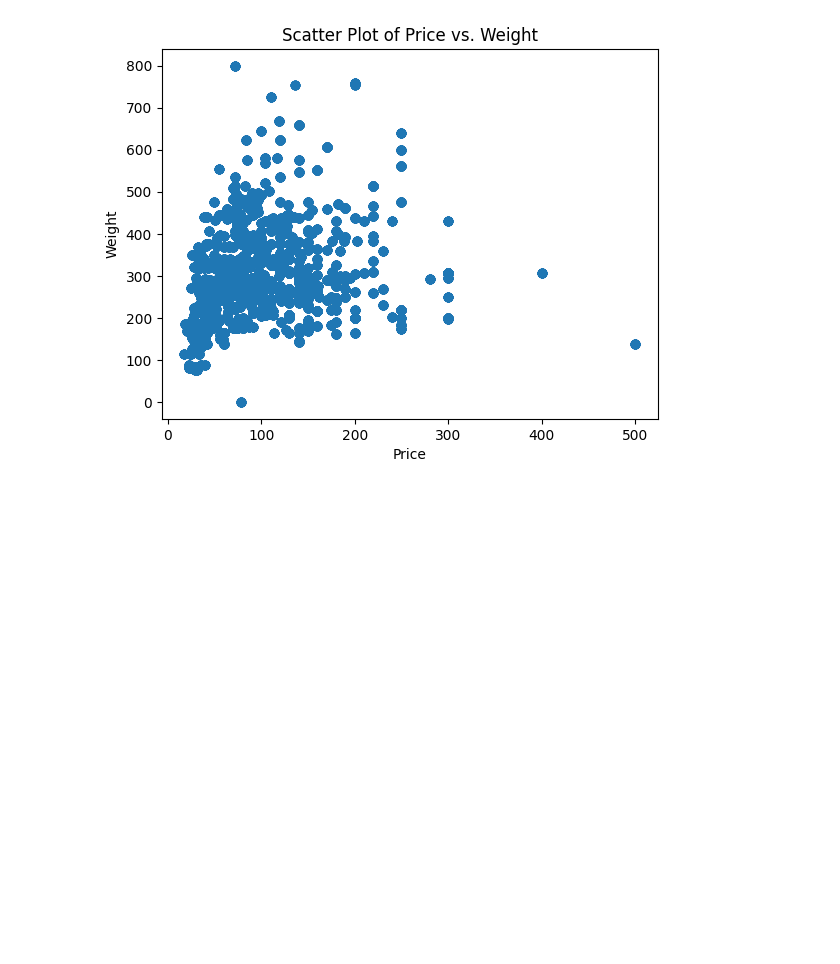
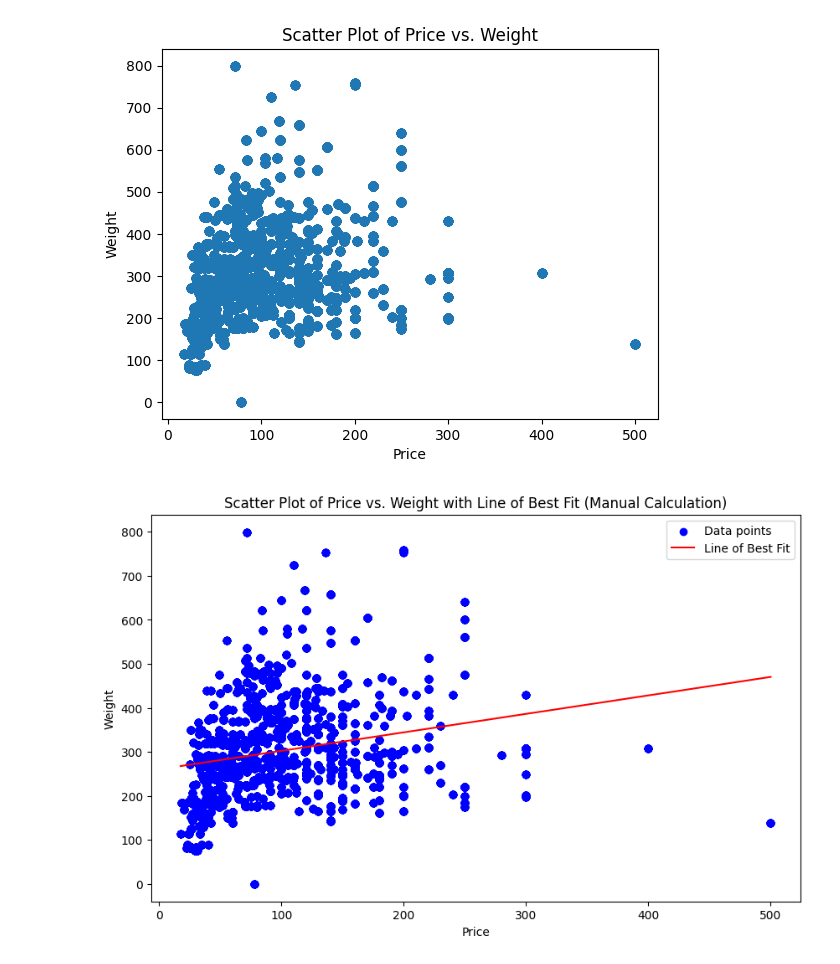
Before and after one commit to christopherhsuu/HMTCS, a Jupyter notebook: machinelearning1.ipynb, the cells around one changed output. Saved outputs shown, nothing was run; the diff lists cells and outputs as text; code cells hidden in the pictures; blank space fills up the shorter version.

```diff
--- a/machinelearning1.ipynb
+++ b/machinelearning1.ipynb
@@ -66,3 +40,34 @@ plt.title('Scatter Plot of Price vs. Weight')
 plt.show()
 # %% [output]
 [figure]
+# %%
+X = data['price'].values
+y = data['weight'].values
+
+# Calculate means
+x_mean = np.mean(X)
+y_mean = np.mean(y)
+
+# Calculate the terms needed for the numerator and denominator of beta_1
+numerator = np.sum((X - x_mean) * (y - y_mean))
+denominator = np.sum((X - x_mean) ** 2)
+
+# Calculate coefficients
+beta_1 = numerator / denominator
+beta_0 = y_mean - beta_1 * x_mean
+
+# Generate predictions across the observed range
+X_fit = np.linspace(X.min(), X.max(), 100)
+y_fit = beta_0 + beta_1 * X_fit
+
+# Plotting
+plt.figure(figsize=(10, 6))
+plt.scatter(X, y, color='blue', label='Data points')
+plt.plot(X_fit, y_fit, color='red', label='Line of Best Fit')
+plt.xlabel('Price')
+plt.ylabel('Weight')
+plt.title('Scatter Plot of Price vs. Weight with Line of Best Fit (Manual Calculation)')
+plt.legend()
+plt.show()
+# %% [output]
+[figure, added]
```
Also changed, not shown: parts of 9 cells of this notebook.
